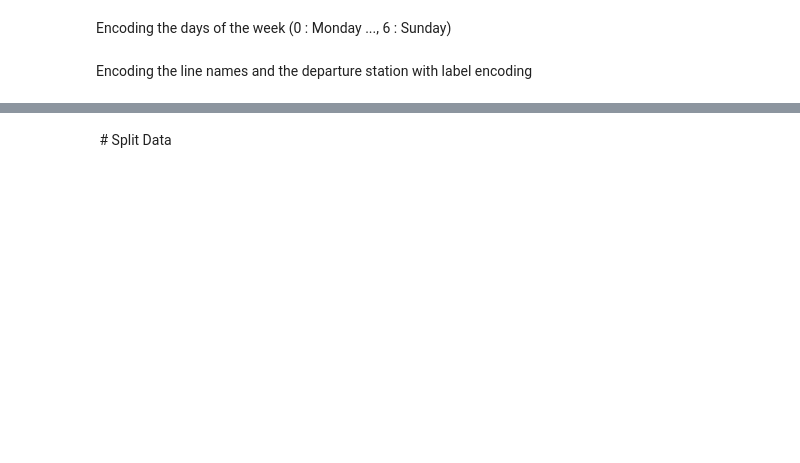
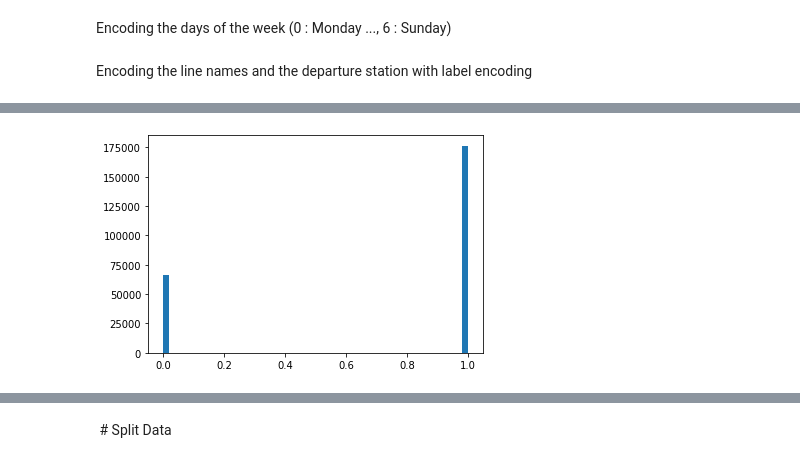
Before and after one commit to linahcharif/NTDS-Team24, a Jupyter notebook: Classification_Model.ipynb, the cells around one changed output, grey strips where cells are left out. Drawn from its saved outputs; the diff is of its cells as text; code cells hidden in the pictures; blank space fills up the shorter version.

```diff
--- a/Classification_Model.ipynb
+++ b/Classification_Model.ipynb
@@ -55,0 +59,4 @@ plt.hist(df['Logged Delay'],bins = 50)
+# %%
+plot = plt.hist(Y_train_binary,bins = 50)
+# %% [output]
+[figure, added]
```
Also changed, not shown: parts of 50 cells of this notebook.
